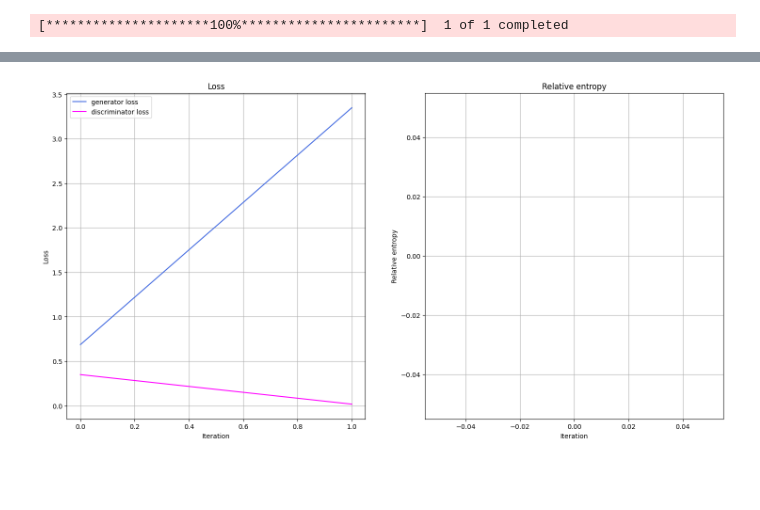
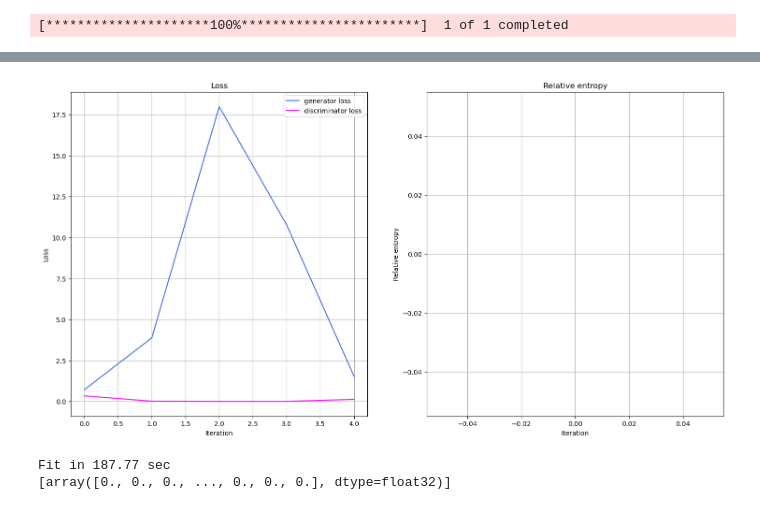
Before and after one commit to aidegare/QGAN, a Jupyter notebook: W_QGAN.ipynb, the cells around one changed output, grey strips where cells are left out. Cells and saved outputs as stored; diff of their text form; code cells hidden in the pictures; blank space fills up the shorter version.

```diff
--- a/W_QGAN.ipynb
+++ b/W_QGAN.ipynb
@@ -15,5 +13,5 @@ _ = torch.manual_seed(123456)  # suppress output
 # %%
-sp500 = yf.download('^GSPC', start='2000-01-01', end='2023-12-31')
+sp500 = yf.download('^GSPC', start='1992-06-19', end='2024-12-31')
 prices = sp500['Adj Close']
 
 # Preprocess the data: calculate returns or normalize directly
@@ -81,11 +111,9 @@ class Discriminator(nn.Module):
 
         self.linear_input = nn.Linear(input_size, 4000)
         self.leaky_relu = nn.LeakyReLU(0.2)
-        self.linear2 = nn.Linear(4000, 2000)
+        self.linear2 = nn.Linear(4000,1000)
         self.leaky_relu2 = nn.LeakyReLU(0.2)
-        self.linear3 = nn.Linear(2000,1000)
-        self.leaky_relu3 = nn.LeakyReLU(0.2)
-        self.linear4 = nn.Linear(1000,1)
+        self.linear3 = nn.Linear(1000, 1)
         self.sigmoid = nn.Sigmoid()
 
     def forward(self, input: torch.Tensor) -> torch.Tensor:
@@ -94,11 +122,9 @@ class Discriminator(nn.Module):
         x = self.linear2(x)
         x = self.leaky_relu2(x)
         x = self.linear3(x)
-        x = self.leaky_relu3(x)
-        x = self.linear4(x)
         x = self.sigmoid(x)
         return x
 # %%
 generator = create_generator()
-discriminator = Discriminator(2**13)
+discriminator = Discriminator(len(data))
 # %% [output]
@@ -175,37 +201,45 @@ for epoch in range(n_epochs):
     disc_value = discriminator(samples)
 
     # Generate data
-    gen_dist = generator(torch.tensor([])).reshape(-1, 1)
+    gen_dist = generator(torch.tensor([])).reshape(-1,1)
 
     # Train generator
     generator_optimizer.zero_grad()
     generator_loss = adversarial_loss(disc_value, valid, gen_dist)
 
     # store for plotting
     generator_loss_values.append(generator_loss.detach().item())
 
     generator_loss.backward(retain_graph=True)
     generator_optimizer.step()
 
     # Train Discriminator
     discriminator_optimizer.zero_grad()
 
     real_loss = adversarial_loss(disc_value, valid, real_dist)
     fake_loss = adversarial_loss(disc_value, fake, gen_dist.detach())
     discriminator_loss = (real_loss + fake_loss) / 2
 
     # Store for plotting
     discriminator_loss_values.append(discriminator_loss.detach().item())
 
     discriminator_loss.backward()
     discriminator_optimizer.step()
 
+    gen_data = []
+    gen_data.append(gen_dist.detach().squeeze().numpy())
+
     entropy_value = entropy(gen_dist.detach().squeeze().numpy(), data)
     entropy_values.append(entropy_value)
 
+
     plot_training_progress()
+
 
 elapsed = time.time() - start
 print(f"Fit in {elapsed:0.2f} sec")
+print(gen_data)
 # %% [output]
-[figure, old version]
+[figure, new version]
+Fit in 187.77 sec
+[array([0., 0., 0., ..., 0., 0., 0.], dtype=float32)]
```
Also changed, not shown: parts of 5 cells of this notebook.
